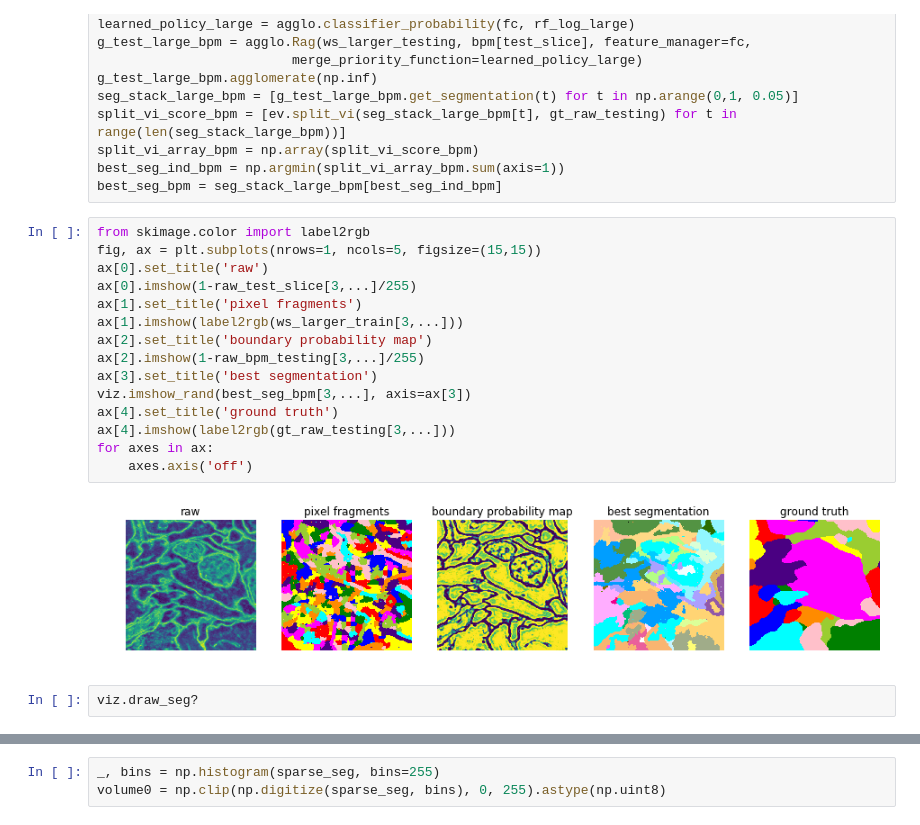
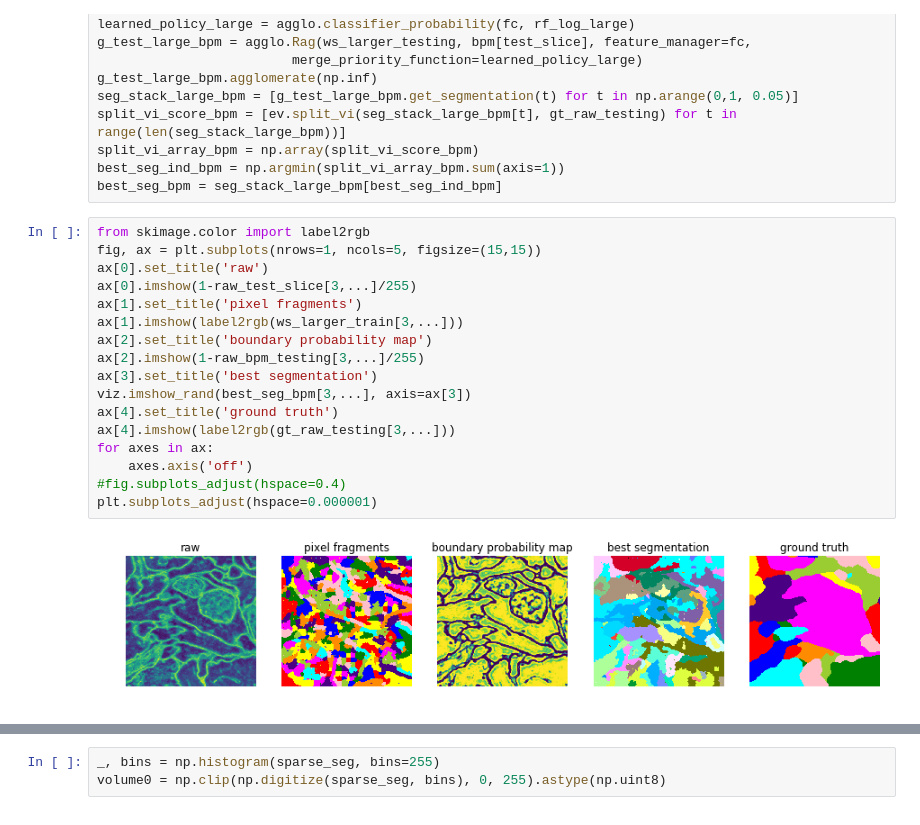
Before and after one commit to JohnnyTeutonic/view_all, a Jupyter notebook: notebooks/split_vi_notebook.ipynb, the cells around one changed output, grey strips where cells are left out. Cells and saved outputs as stored; diff of their text form.

```diff
--- a/notebooks/split_vi_notebook.ipynb
+++ b/notebooks/split_vi_notebook.ipynb
@@ -50,19 +50,19 @@ best_seg_bpm = seg_stack_large_bpm[best_seg_ind_bpm]
 # %%
 from skimage.color import label2rgb
 fig, ax = plt.subplots(nrows=1, ncols=5, figsize=(15,15))
 ax[0].set_title('raw')
 ax[0].imshow(1-raw_test_slice[3,...]/255)
 ax[1].set_title('pixel fragments')
 ax[1].imshow(label2rgb(ws_larger_train[3,...]))
 ax[2].set_title('boundary probability map')
 ax[2].imshow(1-raw_bpm_testing[3,...]/255)
 ax[3].set_title('best segmentation')
 viz.imshow_rand(best_seg_bpm[3,...], axis=ax[3])
 ax[4].set_title('ground truth')
 ax[4].imshow(label2rgb(gt_raw_testing[3,...]))
 for axes in ax:
     axes.axis('off')
+#fig.subplots_adjust(hspace=0.4)
+plt.subplots_adjust(hspace=0.000001)
 # %% [output]
-[figure, old version]
+[figure, new version]
-# %%
-viz.draw_seg?
```
Also changed, not shown: parts of 1 cell of this notebook, 3 other files.
